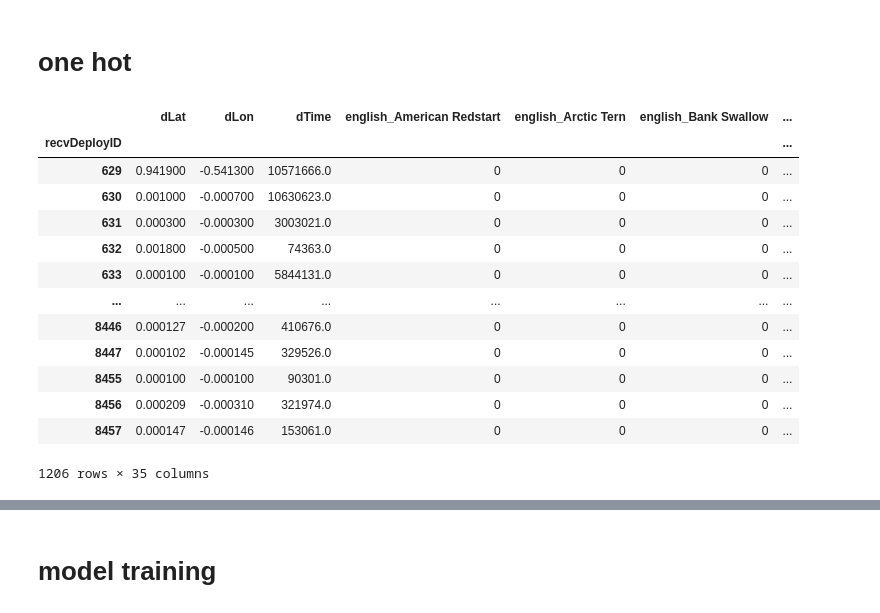
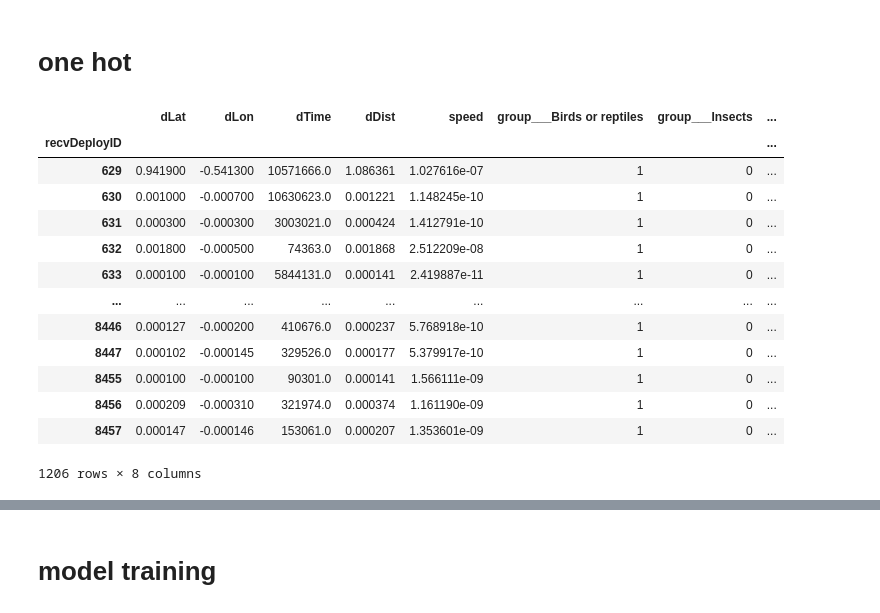
Before and after one commit to poisongrapevine/motustoday, a Jupyter notebook: data mongering.ipynb, the cells around one changed output, grey strips where cells are left out. Saved outputs shown, nothing was run; the diff lists cells and outputs as text; code cells hidden in the pictures.

```diff
--- a/data mongering.ipynb
+++ b/data mongering.ipynb
@@ -580,8 +253,8 @@ import pandas as pd
 import sqlite3
 
 con = sqlite3.connect("motus.db")
-tab = pd.read_sql_query('''SELECT english, group_, speciesID,
-                receiver_deployments.deploymentStatus, receiver_deployments.recvProjectID,
+tab = pd.read_sql_query('''SELECT english, group__, speciesID,
+                receiver_deployments.deploymentStatus, receiver_deployments.recvProjectID, continent,
                 receiver_deployments.recvDeployID
 
                 FROM tag_deployments
@@ -606,14 +278,0 @@ tab
-# %%
-import pandas as pd
-import sqlite3
-
-con = sqlite3.connect("motus.db")
-tab = pd.read_sql_query('''SELECT english, group_, speciesID,
-                antenna_deployments.deploymentStatus, antenna_deployments.recvProjectID,
-                antenna_deployments.recvDeployID
-
-                FROM tag_deployments
-JOIN antenna_deployments ON antenna_deployments.recvDeployID = tag_deployments.tagDeployID
-JOIN species ON tag_deployments.speciesID = species.id
-''', con)
-tab
@@ -655,5 +300,5 @@ df
 # %%
-collide = ['Snow Bunting', 'Red-eyed Vireo',
+'''collide = ['Snow Bunting', 'Red-eyed Vireo',
        'Common Green Darner', 'Northern Long-eared Bat',
        'Northern Saw-whet Owl', 'Loggerhead Shrike', 'American Woodcock',
        'Saltmarsh Sparrow', 'Northern Waterthrush', 'Merlin',
@@ -671,9 +316,11 @@ def sorter(s):
     else:
         return s
 
-df['english'] = df['english'].apply(sorter)
+df['english'] = df['english'].apply(sorter)'''
 df.drop(columns=['speciesID', 'recvProjectID', 'deploymentStatus'], inplace=True)
 df = df.drop_duplicates()
 # %%
-df['english'].value_counts()
+df['dDist'] = (df['dLat']**2 + df['dLon']**2)**0.5
+df['speed'] = df['dDist'] / df['dTime']
+df
 # %% [output]
@@ -697,20 +380,20 @@ Name: english, dtype: int64
 # %% [markdown]
 # one hot
 # %%
-df_ohe = pd.get_dummies(df)
+df_ohe = pd.get_dummies(df[df.columns[1:]])
 df_ohe
 # %% [output]
-|  | dLat | dLon | dTime | english_American Redstart | english_Arctic Tern | english_Bank Swallow | ... |
-| recvDeployID |  |  |  |  |  |  | ... |
-| 629 | 0.941900 | -0.541300 | 10571666.0 | 0 | 0 | 0 | ... |
-| 630 | 0.001000 | -0.000700 | 10630623.0 | 0 | 0 | 0 | ... |
-| 631 | 0.000300 | -0.000300 | 3003021.0 | 0 | 0 | 0 | ... |
-| 632 | 0.001800 | -0.000500 | 74363.0 | 0 | 0 | 0 | ... |
-| 633 | 0.000100 | -0.000100 | 5844131.0 | 0 | 0 | 0 | ... |
-| ... | ... | ... | ... | ... | ... | ... | ... |
-| 8446 | 0.000127 | -0.000200 | 410676.0 | 0 | 0 | 0 | ... |
-| 8447 | 0.000102 | -0.000145 | 329526.0 | 0 | 0 | 0 | ... |
-| 8455 | 0.000100 | -0.000100 | 90301.0 | 0 | 0 | 0 | ... |
-| 8456 | 0.000209 | -0.000310 | 321974.0 | 0 | 0 | 0 | ... |
-| 8457 | 0.000147 | -0.000146 | 153061.0 | 0 | 0 | 0 | ... |
+|  | dLat | dLon | dTime | dDist | speed | group___Birds or reptiles | group___Insects | ... |
+| recvDeployID |  |  |  |  |  |  |  | ... |
+| 629 | 0.941900 | -0.541300 | 10571666.0 | 1.086361 | 1.027616e-07 | 1 | 0 | ... |
+| 630 | 0.001000 | -0.000700 | 10630623.0 | 0.001221 | 1.148245e-10 | 1 | 0 | ... |
+| 631 | 0.000300 | -0.000300 | 3003021.0 | 0.000424 | 1.412791e-10 | 1 | 0 | ... |
+| 632 | 0.001800 | -0.000500 | 74363.0 | 0.001868 | 2.512209e-08 | 1 | 0 | ... |
+| 633 | 0.000100 | -0.000100 | 5844131.0 | 0.000141 | 2.419887e-11 | 1 | 0 | ... |
+| ... | ... | ... | ... | ... | ... | ... | ... | ... |
+| 8446 | 0.000127 | -0.000200 | 410676.0 | 0.000237 | 5.768918e-10 | 1 | 0 | ... |
+| 8447 | 0.000102 | -0.000145 | 329526.0 | 0.000177 | 5.379917e-10 | 1 | 0 | ... |
+| 8455 | 0.000100 | -0.000100 | 90301.0 | 0.000141 | 1.566111e-09 | 1 | 0 | ... |
+| 8456 | 0.000209 | -0.000310 | 321974.0 | 0.000374 | 1.161190e-09 | 1 | 0 | ... |
+| 8457 | 0.000147 | -0.000146 | 153061.0 | 0.000207 | 1.353601e-09 | 1 | 0 | ... |
-1206 rows × 35 columns
+1206 rows × 8 columns
```
Also changed, not shown: parts of 74 cells of this notebook, 47 other files.
